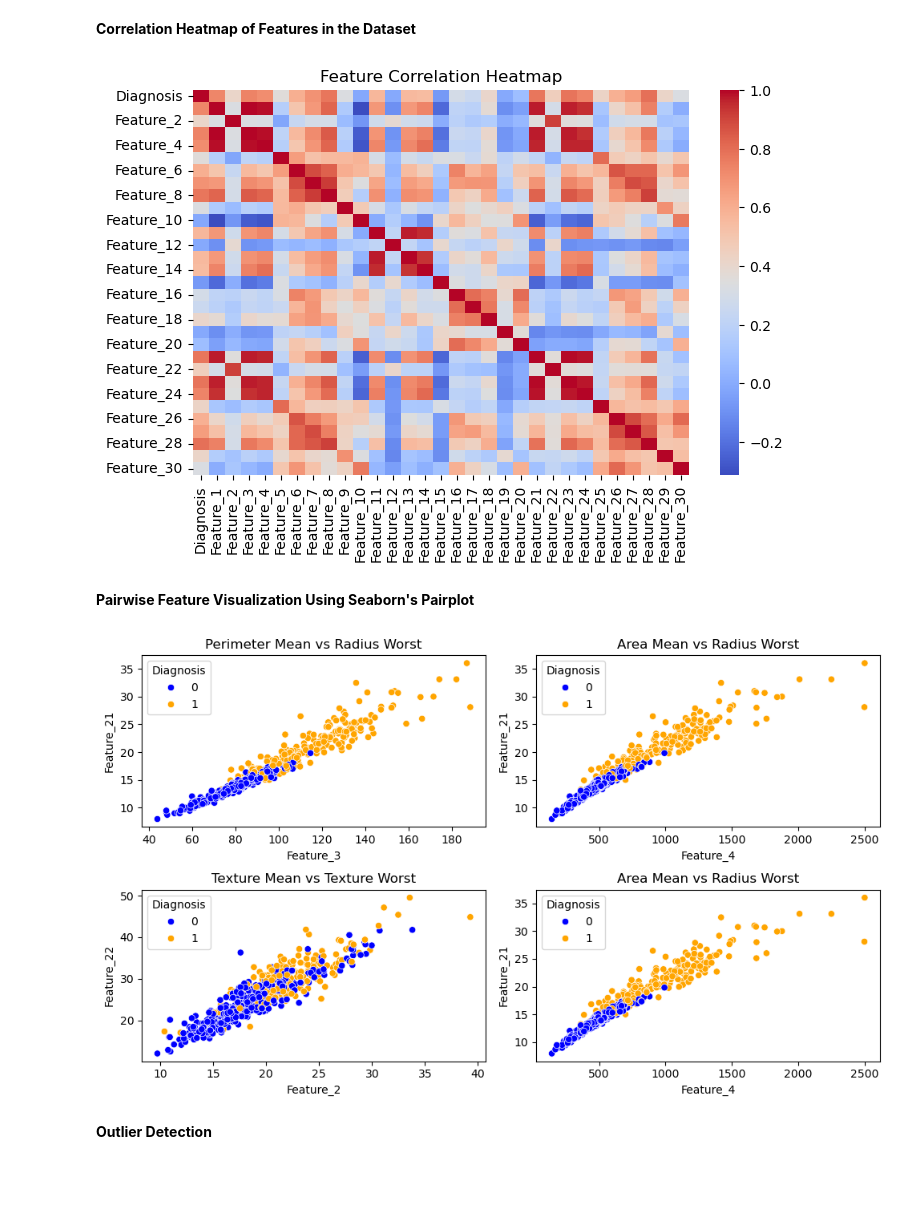
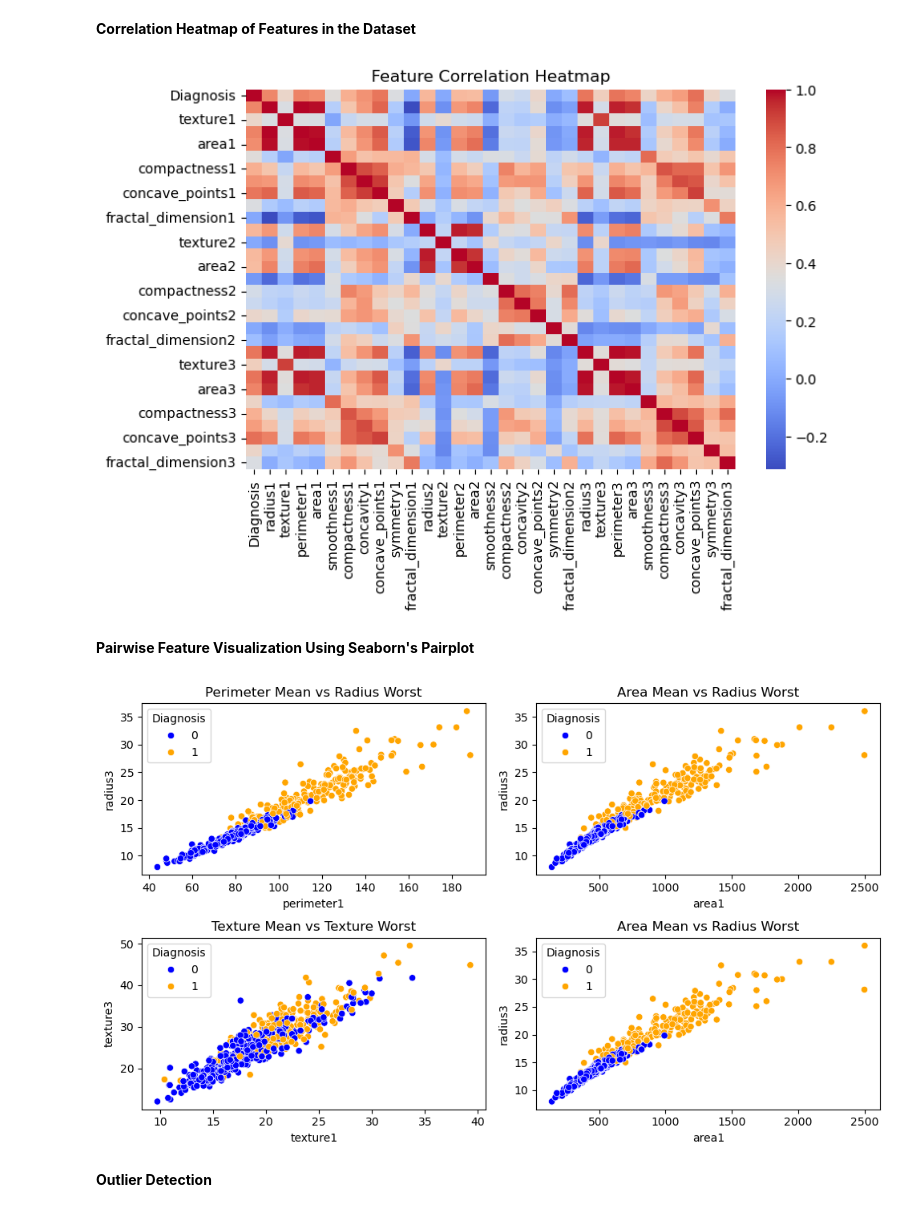
Before and after one commit to PriyankaMoorthy3025/Breast_Cancer_Detection1, a Jupyter notebook: BREAST_CANCER _DETECTION.ipynb, the cells around one changed output. Cells and saved outputs as stored; diff of their text form; code cells hidden in the pictures; blank space fills up the shorter version.

```diff
--- a/BREAST_CANCER _DETECTION.ipynb
+++ b/BREAST_CANCER _DETECTION.ipynb
@@ -15,7 +16,2 @@ from imblearn.over_sampling import SMOTE
 # %% [markdown]
 **Load the dataset**
-# %%
-# Load the Dataset
-file_path = "https://archive.ics.uci.edu/ml/machine-learning-databases/breast-cancer-wisconsin/wdbc.data"
-column_names = ["ID", "Diagnosis"] + [f"Feature_{i}" for i in range(1, 31)]
-data = pd.read_csv(file_path, header=None, names=column_names)
@@ -228,16 +239,35 @@ print(data.head())                      # Check the first few rows after encodin
 # %%
-# Countplot of the target variable (Benign vs Malignant) with percentages on top
-ax = sns.countplot(x='Diagnosis', data=data, palette={'B': 'blue', 'M': 'red'}, order=['B', 'M'])
-plt.title('Count of Benign and Malignant cases')
+import seaborn as sns
+import matplotlib.pyplot as plt
 
-# Calculate percentages and add text annotations
+# Ensure Diagnosis is mapped to labels for plotting
+data['Diagnosis_Label'] = data['Diagnosis'].map({1: 'M', 0: 'B'})
+# Generate the countplot
+ax = sns.countplot(
+    x='Diagnosis_Label',
+    data=data,
+    palette={'B': 'blue', 'M': 'red'},  # Map colors to labels
+    order=['B', 'M']  # Ensure correct order of labels
+)
+# Add title and labels
+plt.title('Count of Benign and Malignant Cases')
+plt.xlabel('Diagnosis')
+plt.ylabel('Count')
+# Add percentages on top of the bars
 total = len(data)
 for p in ax.patches:
     count = p.get_height()
     percentage = f'{count / total * 100:.1f}%'
-    ax.text(p.get_x() + p.get_width() / 2, count + 3, percentage, ha="center")
-
+    ax.text(
+        p.get_x() + p.get_width() / 2,
+        count + 3,
+        percentage,
+        ha='center'
+    )
+# Display the plot
 plt.show()
+# Drop temporary column to clean data
+data.drop(columns=['Diagnosis_Label'], inplace=True)
 # %% [output]
 Passing `palette` without assigning `hue` is deprecated and will be removed in v0.14.0. Assign the `x` variable to `hue` and set `legend=False` for the same effect.
 
@@ -281,32 +311,31 @@ sns.heatmap(data.corr(), annot=False, cmap='coolwarm')
 plt.title('Feature Correlation Heatmap')
 plt.show()
 # %% [output]
-[figure, old version]
+[figure, new version]
 # %% [markdown]
 **Pairwise Feature Visualization Using Seaborn's Pairplot**
 # %%
-# Plotting positive correlated features
 plt.figure(figsize=(10, 6))
 plt.subplot(2, 2, 1)
-sns.scatterplot(x=data['Feature_3'], y=data['Feature_21'], hue=data['Diagnosis'], palette=['blue', 'orange'])
+sns.scatterplot(x=data['perimeter1'], y=data['radius3'], hue=data['Diagnosis'], palette=['blue', 'orange'])
 plt.title('Perimeter Mean vs Radius Worst')
 
 plt.subplot(2, 2, 2)
-sns.scatterplot(x=data['Feature_4'], y=data['Feature_21'], hue=data['Diagnosis'], palette=['blue', 'orange'])
+sns.scatterplot(x=data['area1'], y=data['radius3'], hue=data['Diagnosis'], palette=['blue', 'orange'])
 plt.title('Area Mean vs Radius Worst')
 
 plt.subplot(2, 2, 3)
-sns.scatterplot(x=data['Feature_2'], y=data['Feature_22'], hue=data['Diagnosis'], palette=['blue', 'orange'])
+sns.scatterplot(x=data['texture1'], y=data['texture3'], hue=data['Diagnosis'], palette=['blue', 'orange'])
 plt.title('Texture Mean vs Texture Worst')
 
 plt.subplot(2, 2, 4)
-sns.scatterplot(x=data['Feature_4'], y=data['Feature_21'], hue=data['Diagnosis'], palette=['blue', 'orange'])
+sns.scatterplot(x=data['area1'], y=data['radius3'], hue=data['Diagnosis'], palette=['blue', 'orange'])
 plt.title('Area Mean vs Radius Worst')
 
 plt.tight_layout()
 plt.show()
 # %% [output]
-[figure, old version]
+[figure, new version]
 # %% [markdown]
 **Outlier Detection**
 # %%
```
Also changed, not shown: parts of 68 cells of this notebook, 4 other files.
